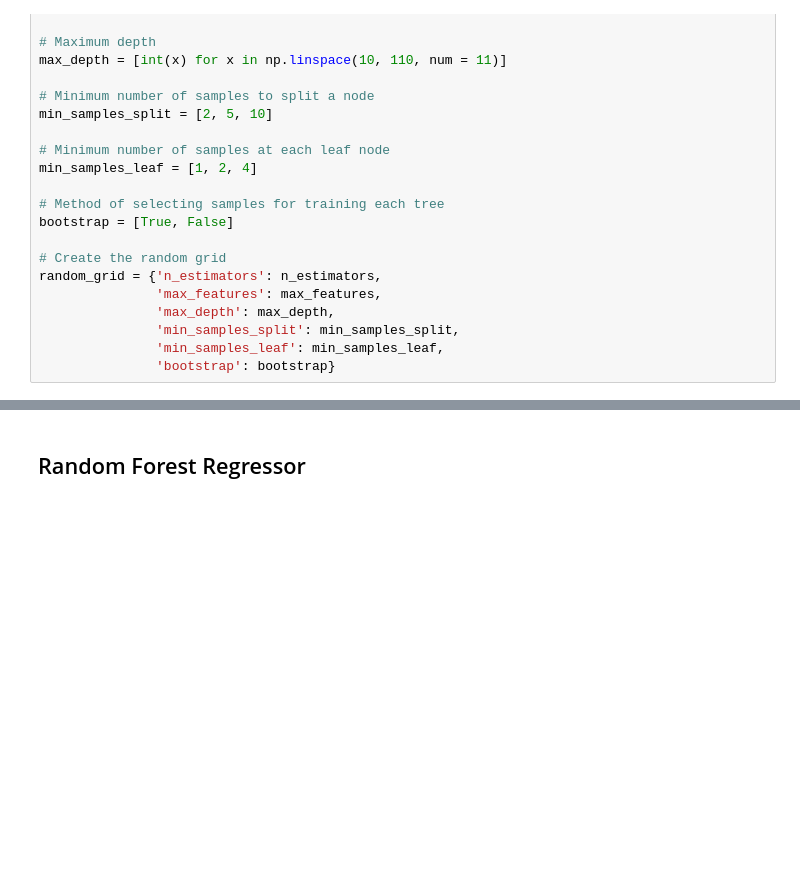
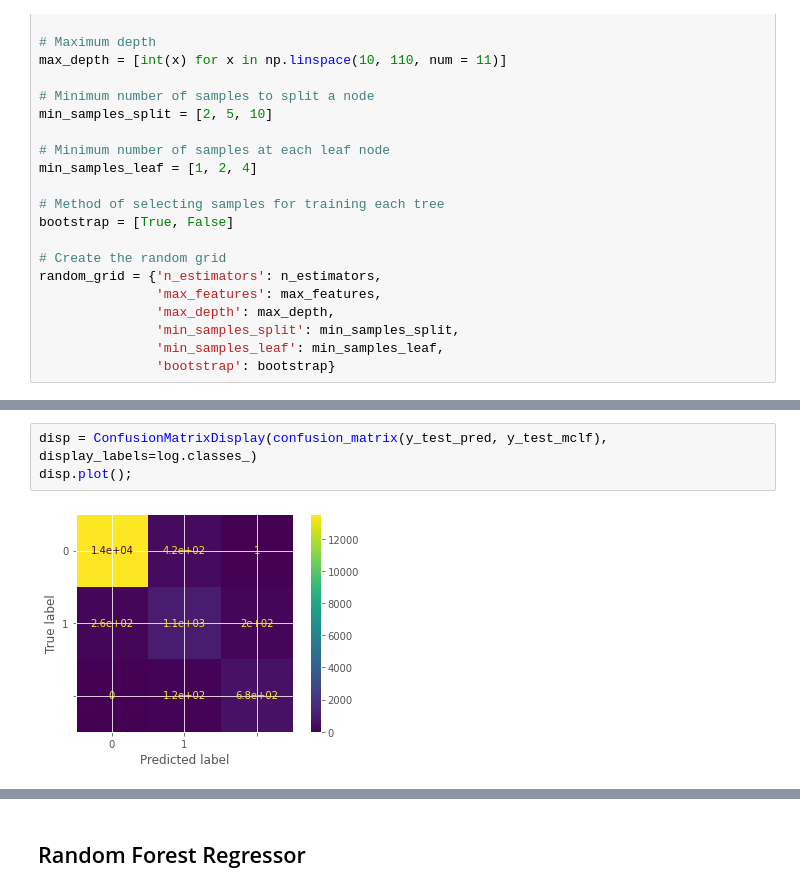
Before and after one commit to arcweld/DSI_Capstone_2, a Jupyter notebook: Capstone2.ipynb, the cells around one changed output, grey strips where cells are left out. Saved outputs shown, nothing was run; the diff lists cells and outputs as text; blank space fills up the shorter version.

```diff
--- a/Capstone2.ipynb
+++ b/Capstone2.ipynb
@@ -536,0 +662,5 @@ plt.plot(clf.feature_importances_)
+# %%
+disp = ConfusionMatrixDisplay(confusion_matrix(y_test_pred, y_test_mclf), display_labels=log.classes_)
+disp.plot();
+# %% [output]
+[figure, added]
```
Also changed, not shown: parts of 31 cells of this notebook.
